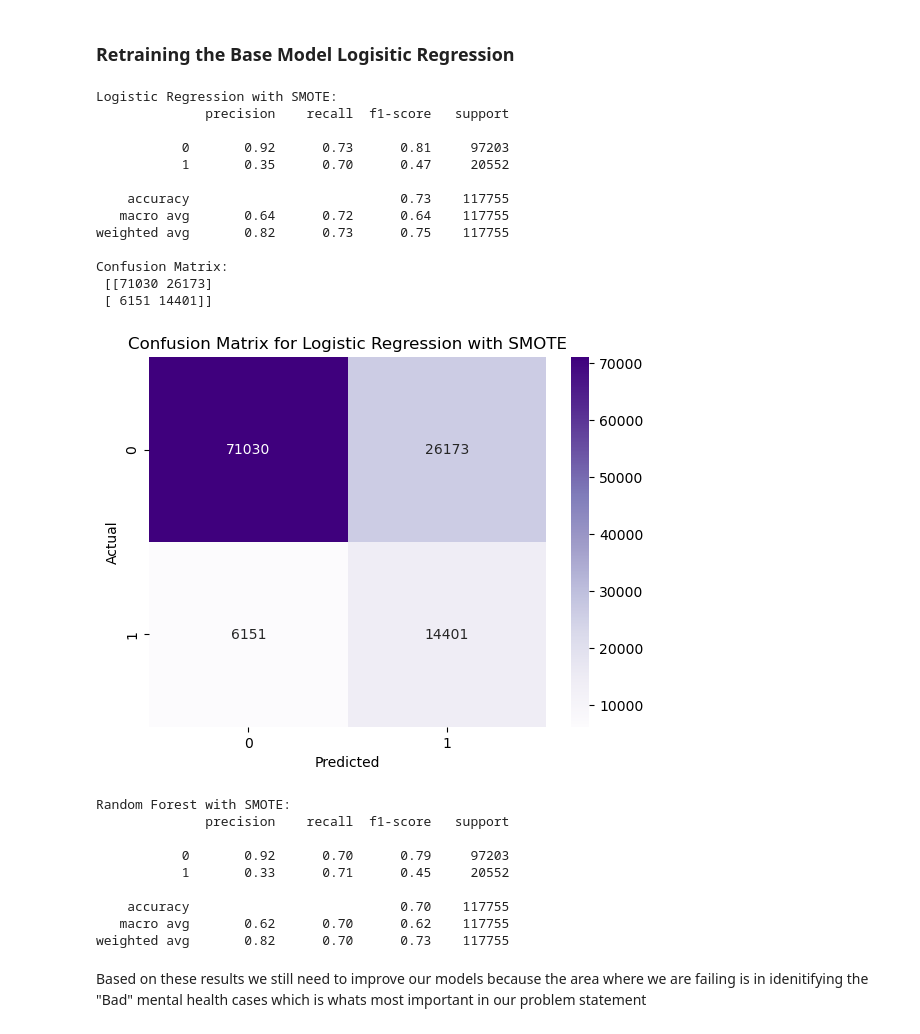
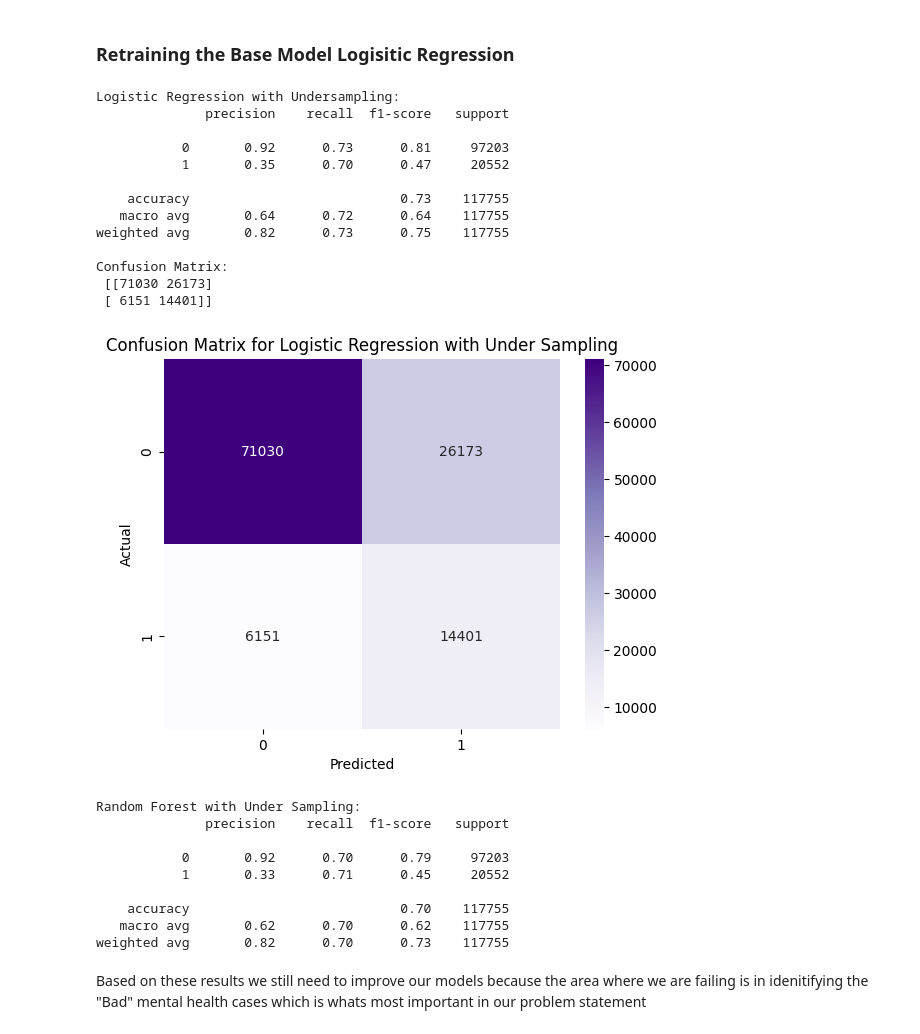
Before and after one commit to cs418-fa24/project-check-in-team-10, a Jupyter notebook: ProgressReport.ipynb, the cells around one changed output. Drawn from its saved outputs; the diff is of its cells as text; code cells hidden in the pictures.

```diff
--- a/ProgressReport.ipynb
+++ b/ProgressReport.ipynb
@@ -2025,11 +2062,11 @@ lr_smote.fit(X_train_resampled, y_train_resampled)
 
 # Predictions and performance evaluation for Logistic Regression
 y_pred_lr_smote = lr_smote.predict(X_test)
-print("Logistic Regression with SMOTE:")
+print("Logistic Regression with Undersampling:")
 print(classification_report(y_test, y_pred_lr_smote))
 print("Confusion Matrix:\n", confusion_matrix(y_test, y_pred_lr_smote))
 # %% [output]
-Logistic Regression with SMOTE:
+Logistic Regression with Undersampling:
               precision    recall  f1-score   support
 
            0       0.92      0.73      0.81     97203
@@ -2045,13 +2082,13 @@ Confusion Matrix:
 # %%
 # Condusion Matrix for Logistic Regression with SMOTE
 conf_matrix_lr_smote = confusion_matrix(y_test, y_pred_lr_smote)
 sns.heatmap(conf_matrix_lr_smote, annot=True, fmt='d', cmap='Purples')
-plt.title('Confusion Matrix for Logistic Regression with SMOTE')
+plt.title('Confusion Matrix for Logistic Regression with Under Sampling')
 plt.xlabel('Predicted')
 plt.ylabel('Actual')
 plt.show()
 # %% [output]
-[figure, old version]
+[figure, new version]
 # %%
 # Initialize the Random Forest model
 rf_smote = RandomForestClassifier(n_estimators=100, random_state=42)
@@ -2059,10 +2096,10 @@ rf_smote.fit(X_train_resampled, y_train_resampled)
 
 # Predictions and performance evaluation for Random Forest
 y_pred_rf_smote = rf_smote.predict(X_test)
-print("\nRandom Forest with SMOTE:")
+print("\nRandom Forest with Under Sampling:")
 print(classification_report(y_test, y_pred_rf_smote))
 # %% [output]
-Random Forest with SMOTE:
+Random Forest with Under Sampling:
               precision    recall  f1-score   support
 
            0       0.92      0.70      0.79     97203
```
Also changed, not shown: parts of 8 cells of this notebook.
